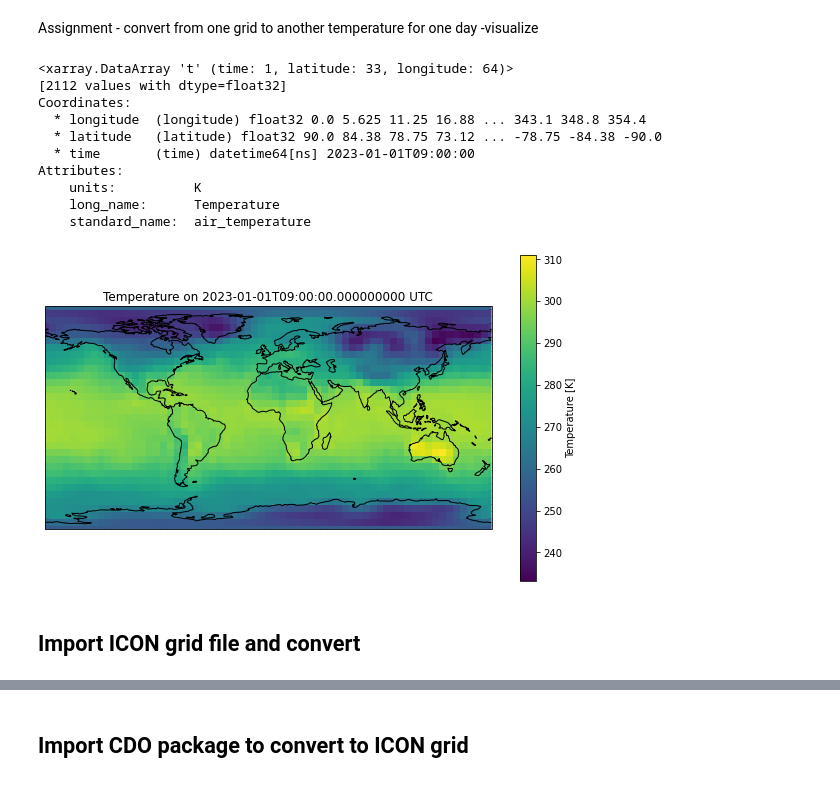
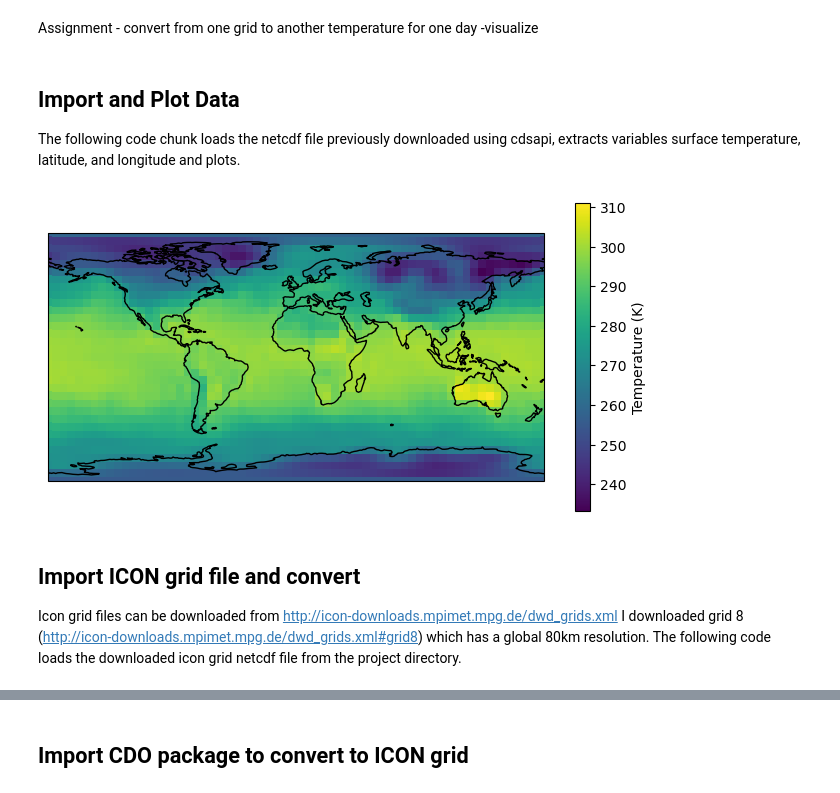
Before and after one commit to lstephenuzk/esdp1-test, a Jupyter notebook: load_era5.ipynb, the cells around one changed output, grey strips where cells are left out. Cells and saved outputs as stored; diff of their text form; code cells hidden in the pictures.

```diff
--- a/load_era5.ipynb
+++ b/load_era5.ipynb
@@ -160,79 +164,67 @@ import cartopy.crs as ccrs
 # %% [markdown]
 Assignment - convert from one grid to another temperature for one day
             -visualize
-# %%
-data = xr.open_dataset("ERA5_surface.nc")
-data
-
-temp = data['t']
-lat = data.variables['latitude'][:]
-lon = data.variables['longitude'][:]
-
-temp
-# %% [output]
-<xarray.DataArray 't' (time: 1, latitude: 33, longitude: 64)>
-[2112 values with dtype=float32]
-Coordinates:
-  * longitude  (longitude) float32 0.0 5.625 11.25 16.88 ... 343.1 348.8 354.4
-  * latitude   (latitude) float32 90.0 84.38 78.75 73.12 ... -78.75 -84.38 -90.0
-  * time       (time) datetime64[ns] 2023-01-01T09:00:00
-Attributes:
-    units:          K
-    long_name:      Temperature
-    standard_name:  air_temperature
+# %% [markdown]
+## Import and Plot Data
+
+The following code chunk loads the netcdf file previously downloaded using cdsapi, extracts variables
+surface temperature, latitude, and longitude and plots.
 # %%
 
 import warnings
 warnings.simplefilter('ignore')
 
 # https://dwikita-ichsana.medium.com/meteorology-101-how-to-download-and-plot-meteorological-data-from-era5-dcbf12553d6a
 # https://scitools.org.uk/cartopy/docs/v0.13/matplotlib/advanced_plotting.html
 ## load netcdf data
-data = xr.open_dataset("ERA5_surface.nc")
+#data = xr.open_dataset("ERA5_surface.nc")
+data = nc.Dataset("ERA5_surface.nc", "r")
 data
 
-#temp = data.variables['t'][0, :, :]
-temp = data['t']
+temp = data.variables['t'][0, :, :]
+#temp = data['t']
 lat = data.variables['latitude'][:]
 lon = data.variables['longitude'][:]
 
-## plot
-#ax = plt.axes(projection=ccrs.PlateCarree())
 
-#plt.contourf(lon, lat, temp, 60,
+
+#plt.contourf(lon, lat, temp,
 #             transform=ccrs.PlateCarree())
 
 #ax.coastlines()
-
-#plt.show()
-
-## plot 2
 # Create a new figure
-plt.figure(figsize=(10, 6))
+plt.figure(figsize=(8, 4))
 
 # Define the projection (PlateCarree for lat/lon data)
 ax = plt.axes(projection=ccrs.PlateCarree())
-
-# Plot temperature data
-pcm = temp.isel(time=0).plot.pcolormesh(ax=ax, transform=ccrs.PlateCarree(),
-                                                     x='longitude', y='latitude',
+'''
+pcm = plt.pcolormesh(lon, lat, temp, transform=ccrs.PlateCarree(),
+                                                     #x='longitude', y='latitude',
                                                      cmap='viridis',
-                                                     vmin=temp.min(),
-                                                     vmax=temp.max())
+                                                     #vmin=temp.min(),
+                                                    #vmax=temp.max()
+                    )
+                    '''
+pcm = plt.pcolormesh(lon, lat, temp, vmin = np.min(temp), vmax = np.max(temp),
+              transform=ccrs.PlateCarree(), shading = "auto", cmap='viridis')
 
 # Add coastlines
 ax.coastlines()
 
 
-# Add title
-plt.title('Temperature on {} UTC'.format(temp.time.values[0]))
+# Add a colorbar
+plt.colorbar(pcm, label='Temperature (K)')
 
-# Show the plot
 plt.show()
 # %% [output]
-[figure, old version]
+[figure, new version]
 # %% [markdown]
 ## Import ICON grid file and convert
+
+Icon grid files can be downloaded from http://icon-downloads.mpimet.mpg.de/dwd_grids.xml
+I downloaded grid 8 (http://icon-downloads.mpimet.mpg.de/dwd_grids.xml#grid8) which has a global
+80km resolution.
+The following code loads the downloaded icon grid netcdf file from the project directory.
 # %%
 ## download icon grid file from http://icon-downloads.mpimet.mpg.de/dwd_grids.xml#grid8
 ## grid type Global R02B05 grid. 80 km resolution
```
Also changed, not shown: parts of 15 cells of this notebook, 1 other file.
